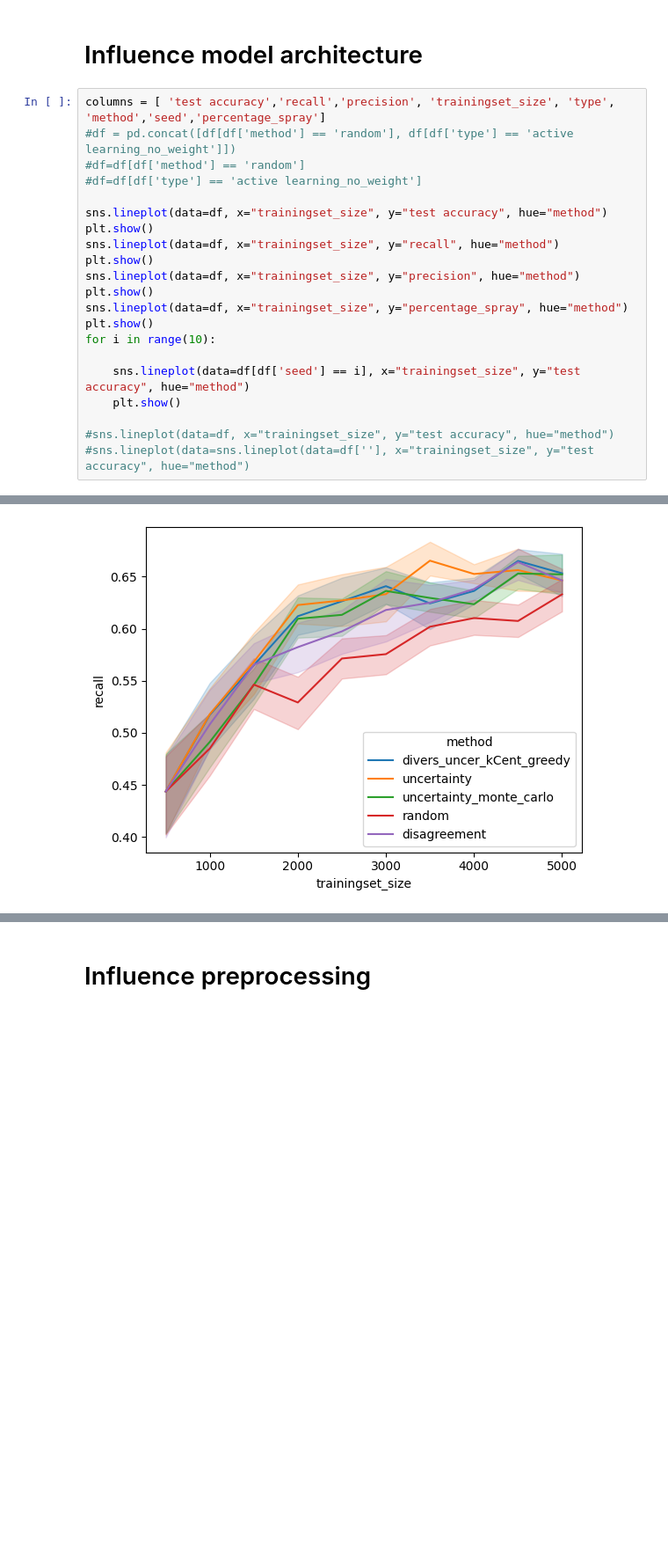
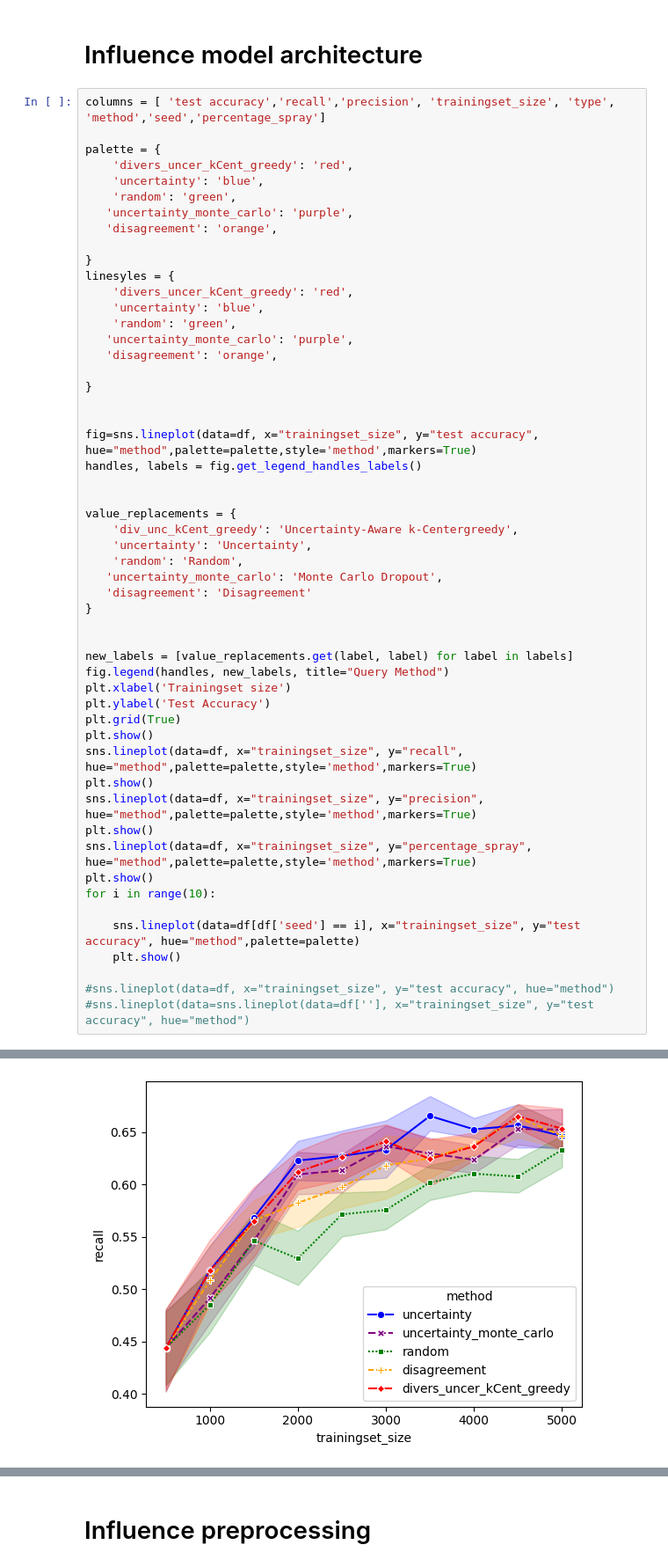
Before and after one commit to DrKush420/Thesis, a Jupyter notebook: res.ipynb, the cells around one changed output, grey strips where cells are left out. Shown at 88% size. Saved outputs shown, nothing was run; the diff lists cells and outputs as text; blank space fills up the shorter version.

```diff
--- a/res.ipynb
+++ b/res.ipynb
@@ -56,21 +56,53 @@ print(df)
 # Influence model architecture
 # %%
 columns = [ 'test accuracy','recall','precision', 'trainingset_size', 'type', 'method','seed','percentage_spray']
-#df = pd.concat([df[df['method'] == 'random'], df[df['type'] == 'active learning_no_weight']])
-#df=df[df['method'] == 'random']
-#df=df[df['type'] == 'active learning_no_weight']
 
-sns.lineplot(data=df, x="trainingset_size", y="test accuracy", hue="method")
+palette = {
+    'divers_uncer_kCent_greedy': 'red',
+    'uncertainty': 'blue',
+    'random': 'green',
+   'uncertainty_monte_carlo': 'purple',
+   'disagreement': 'orange',
+
+}
+linesyles = {
+    'divers_uncer_kCent_greedy': 'red',
+    'uncertainty': 'blue',
+    'random': 'green',
+   'uncertainty_monte_carlo': 'purple',
+   'disagreement': 'orange',
+
+}
+
+
+fig=sns.lineplot(data=df, x="trainingset_size", y="test accuracy", hue="method",palette=palette,style='method',markers=True)
+handles, labels = fig.get_legend_handles_labels()
+
+
+value_replacements = {
+    'div_unc_kCent_greedy': 'Uncertainty-Aware k-Centergreedy',
+    'uncertainty': 'Uncertainty',
+    'random': 'Random',
+   'uncertainty_monte_carlo': 'Monte Carlo Dropout',
+   'disagreement': 'Disagreement'
+}
+
+
+new_labels = [value_replacements.get(label, label) for label in labels]
+fig.legend(handles, new_labels, title="Query Method")
+plt.xlabel('Trainingset size')
+plt.ylabel('Test Accuracy')
+plt.grid(True)
 plt.show()
-sns.lineplot(data=df, x="trainingset_size", y="recall", hue="method")
+sns.lineplot(data=df, x="trainingset_size", y="recall", hue="method",palette=palette,style='method',markers=True)
 plt.show()
-sns.lineplot(data=df, x="trainingset_size", y="precision", hue="method")
+sns.lineplot(data=df, x="trainingset_size", y="precision", hue="method",palette=palette,style='method',markers=True)
 plt.show()
-sns.lineplot(data=df, x="trainingset_size", y="percentage_spray", hue="method")
+sns.lineplot(data=df, x="trainingset_size", y="percentage_spray", hue="method",palette=palette,style='method',markers=True)
 plt.show()
 for i in range(10):
 
-    sns.lineplot(data=df[df['seed'] == i], x="trainingset_size", y="test accuracy", hue="method")
+    sns.lineplot(data=df[df['seed'] == i], x="trainingset_size", y="test accuracy", hue="method",palette=palette)
     plt.show()
 
 #sns.lineplot(data=df, x="trainingset_size", y="test accuracy", hue="method")
@@ -80 +112 @@ for i in range(10):
-[figure, old version]
+[figure, new version]
```
Also changed, not shown: parts of 3 cells of this notebook, 15 other files.
